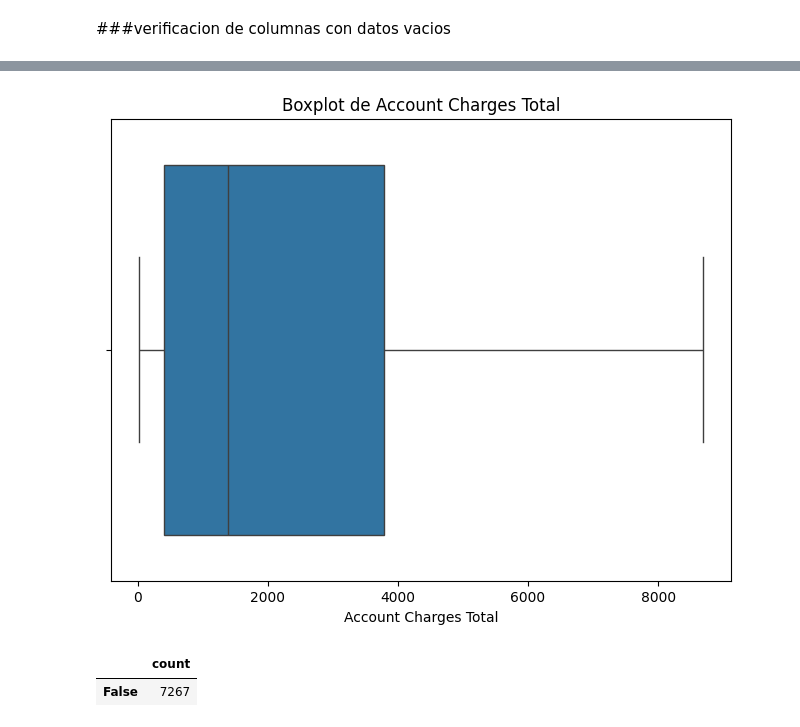
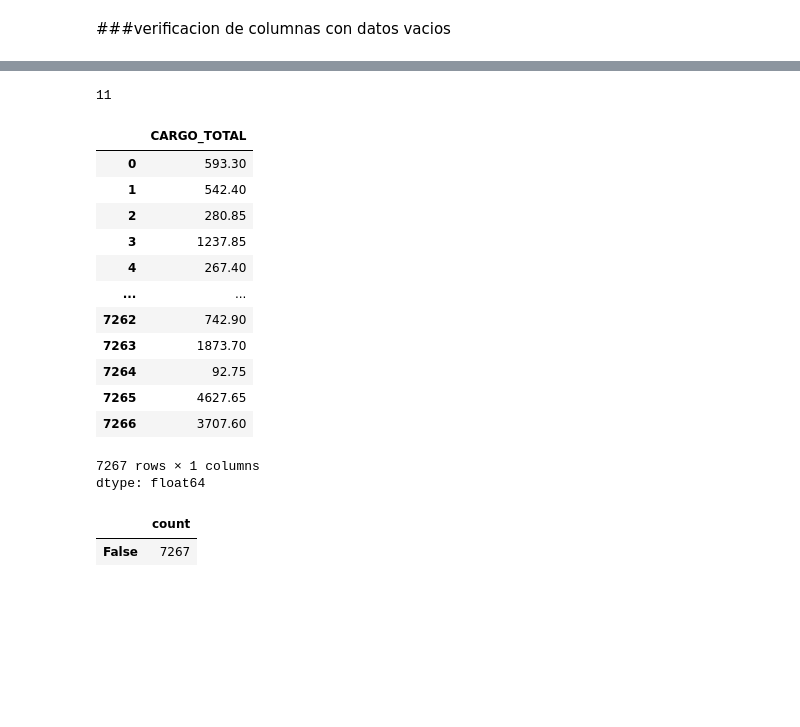
Before and after one commit to raohxxx/TelecomX_Challenge, a Jupyter notebook: TelecomX_LATAM.ipynb, the cells around one changed output, grey strips where cells are left out. Drawn from its saved outputs; the diff is of its cells as text; code cells hidden in the pictures; blank space fills up the shorter version.

```diff
--- a/TelecomX_LATAM.ipynb
+++ b/TelecomX_LATAM.ipynb
@@ -203,14 +243,26 @@ Número de filas con valores vacíos en 'account_Charges.Total': 11
-# %%
-import matplotlib.pyplot as plt
-import seaborn as sns
-# Crea el boxplot
-plt.figure(figsize=(8, 6)) # Ajusta el tamaño de la figura si es necesario
-sns.boxplot(x=df_final['account_Charges.Total'])
-plt.title('Boxplot de Account Charges Total')
-plt.xlabel('Account Charges Total')
-plt.show()
-# %% [output]
-[figure, removed]
+# %%
+# Fill NaN values in 'CARGO_TOTAL' with the product of 'ANTIGUEDAD_CLIENTE' and 'CARGO_MENSUAL'
+#df_final['CARGO_TOTAL'] = df_final['CARGO_TOTAL'].fillna(df_final['ANTIGUEDAD_CLIENTE'] * df_final['CARGO_MENSUAL'])
+
+# Verify if there are still NaNs in the column
+print(df_final['CARGO_TOTAL'].isna().sum())
+df_final['CARGO_TOTAL']
+# %% [output]
+11
+|  | CARGO_TOTAL |
+| 0 | 593.30 |
+| 1 | 542.40 |
+| 2 | 280.85 |
+| 3 | 1237.85 |
+| 4 | 267.40 |
+| ... | ... |
+| 7262 | 742.90 |
+| 7263 | 1873.70 |
+| 7264 | 92.75 |
+| 7265 | 4627.65 |
+| 7266 | 3707.60 |
+7267 rows × 1 columns
+dtype: float64
 # %%
 filas_duplicadas=df_final.duplicated()
 filas_duplicadas.value_counts()
```
Also changed, not shown: parts of 6 cells of this notebook.
